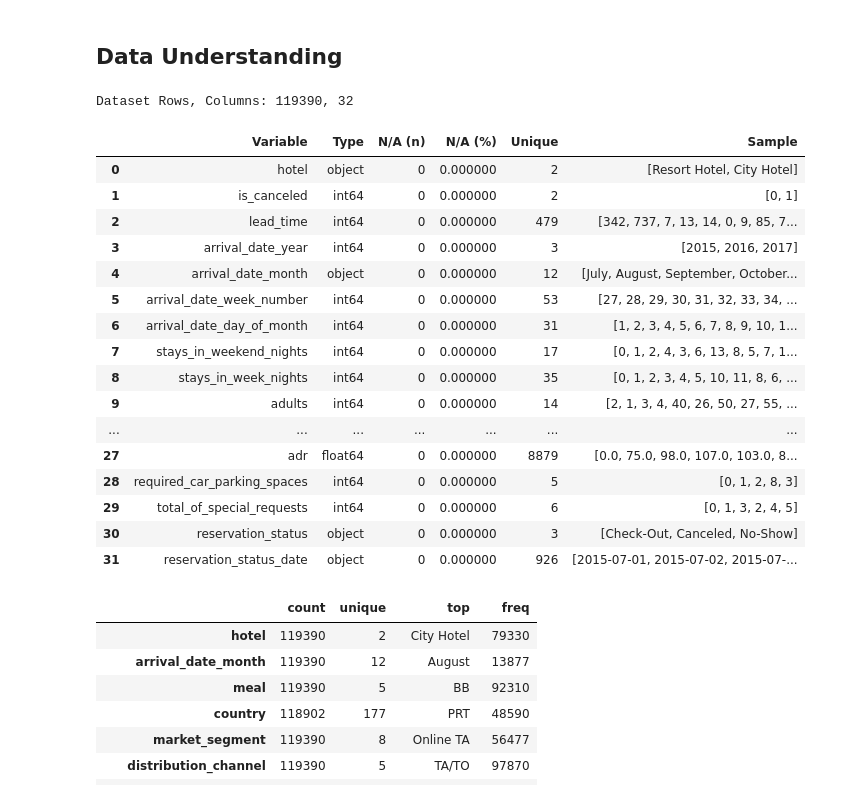
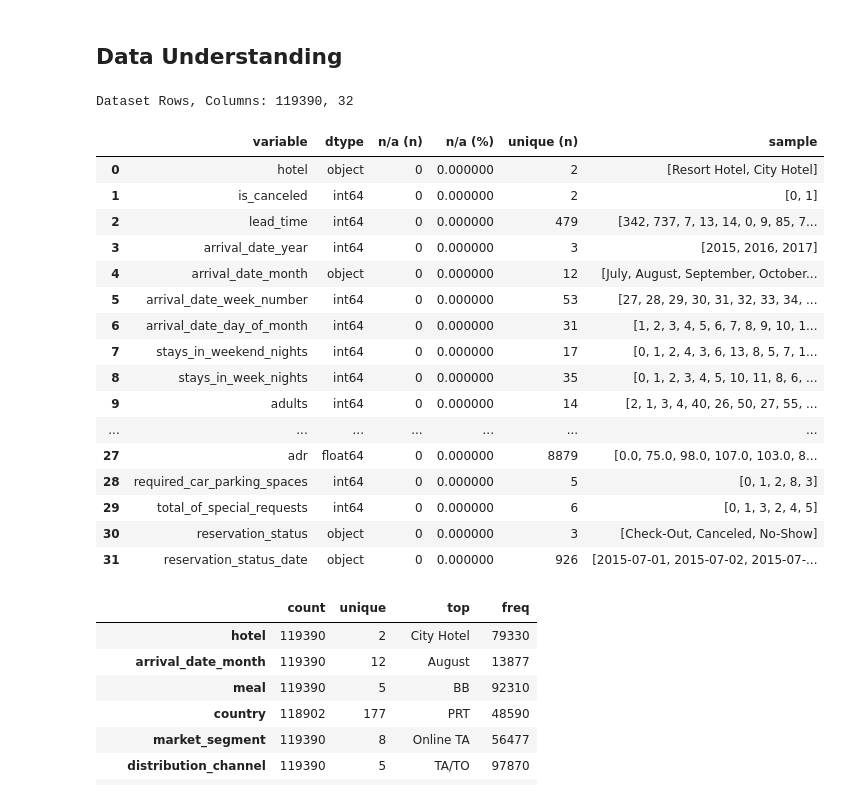
Before and after one commit to garudapaksi-yusuf/Hotel_Booking_Demand, a Jupyter notebook: Hotel_Bookings.ipynb, the cells around one changed output. Drawn from its saved outputs; the diff is of its cells as text; code cells hidden in the pictures.

```diff
--- a/Hotel_Bookings.ipynb
+++ b/Hotel_Bookings.ipynb
@@ -104,24 +104,21 @@ If you'd like to dive into predictive modeling, [Julia Silge](https://twitter.co
 # %% [markdown]
 ## Data Understanding
 # %%
-# Showing more of 'Sample' column
+# Showing more in 'sample' column
 with pd.option_context('display.max_colwidth', 225):
 
     # Performing initial dataset audit
     print(f'Dataset Rows, Columns: {data.shape[0]}, {data.shape[1]}')
 
-    display(pd.DataFrame({
-        'Variable': data.columns.values,
-        'Type': data.dtypes.values,
-        'N/A (n)': data.isna().sum(),
-        'N/A (%)': data.isna().mean().values * 100,
-        'Unique': data.nunique().values,
-        'Sample': [data[column].unique() for column in data.columns]
-    }).reset_index()\
-        .drop(['index'], axis=1))
+    display(pd.DataFrame(data={'variable': data.columns.values,
+                               'dtype': data.dtypes.values,
+                               'n/a (n)': data.isna().sum().values,
+                               'n/a (%)': data.isna().mean().values * 100,
+                               'unique (n)': data.nunique().values,
+                               'sample': [data[column].unique() for column in data.columns]}))
 # %% [output]
 Dataset Rows, Columns: 119390, 32
-|  | Variable | Type | N/A (n) | N/A (%) | Unique | Sample |
+|  | variable | dtype | n/a (n) | n/a (%) | unique (n) | sample |
 | 0 | hotel | object | 0 | 0.000000 | 2 | [Resort Hotel, City Hotel] |
 | 1 | is_canceled | int64 | 0 | 0.000000 | 2 | [0, 1] |
 | 2 | lead_time | int64 | 0 | 0.000000 | 479 | [342, 737, 7, 13, 14, 0, 9, 85, 7... |
```
Also changed, not shown: parts of 10 cells of this notebook.
